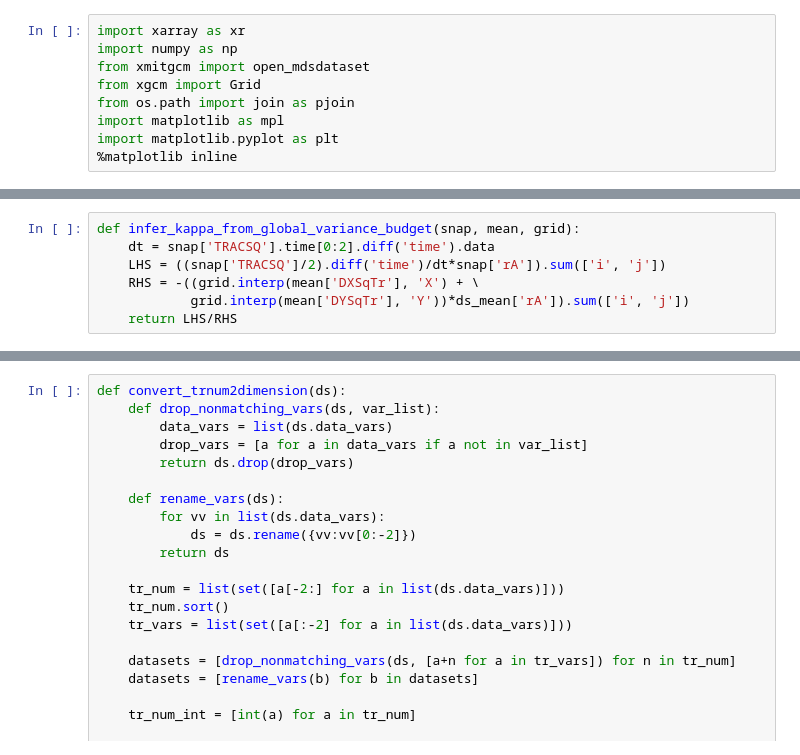
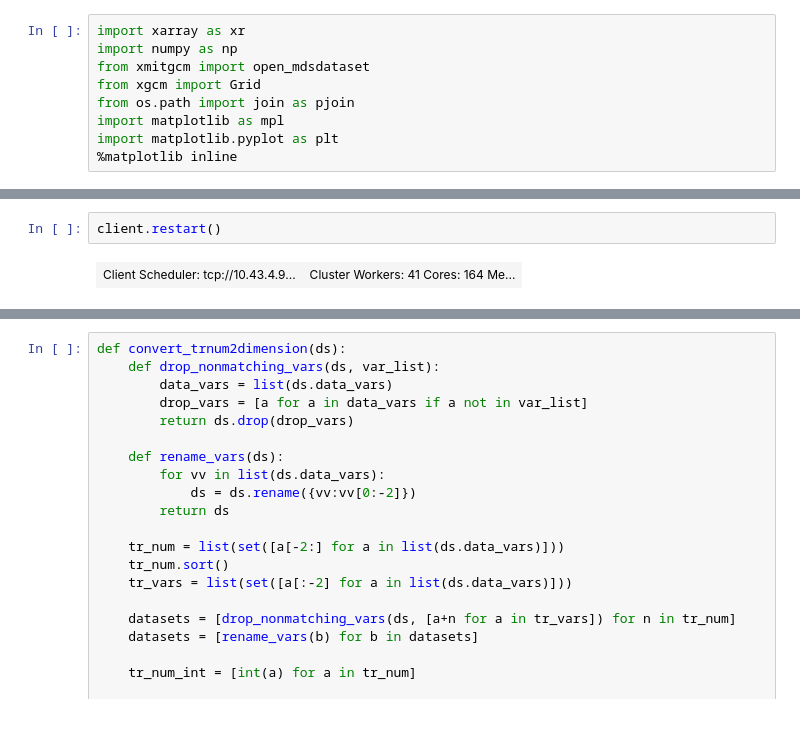
Before and after one commit to jbusecke/aviso_surface_tracer, a Jupyter notebook: notebooks/DiagnoseNumDiffusivity.ipynb, the cells around one changed output, grey strips where cells are left out. Cells and saved outputs as stored; diff of their text form; blank space fills up the shorter version.

```diff
--- a/notebooks/DiagnoseNumDiffusivity.ipynb
+++ b/notebooks/DiagnoseNumDiffusivity.ipynb
@@ -22,7 +24,4 @@ client
-# %%
-def infer_kappa_from_global_variance_budget(snap, mean, grid):
-    dt = snap['TRACSQ'].time[0:2].diff('time').data
-    LHS = ((snap['TRACSQ']/2).diff('time')/dt*snap['rA']).sum(['i', 'j'])
-    RHS = -((grid.interp(mean['DXSqTr'], 'X') + \
-            grid.interp(mean['DYSqTr'], 'Y'))*ds_mean['rA']).sum(['i', 'j'])
-    return LHS/RHS
+# %%
+client.restart()
+# %% [output]
+| Client Scheduler: tcp://10.43.4.9... | Cluster Workers: 41 Cores: 164 Me... |
```
Also changed, not shown: parts of 12 cells of this notebook, 7 other files.
